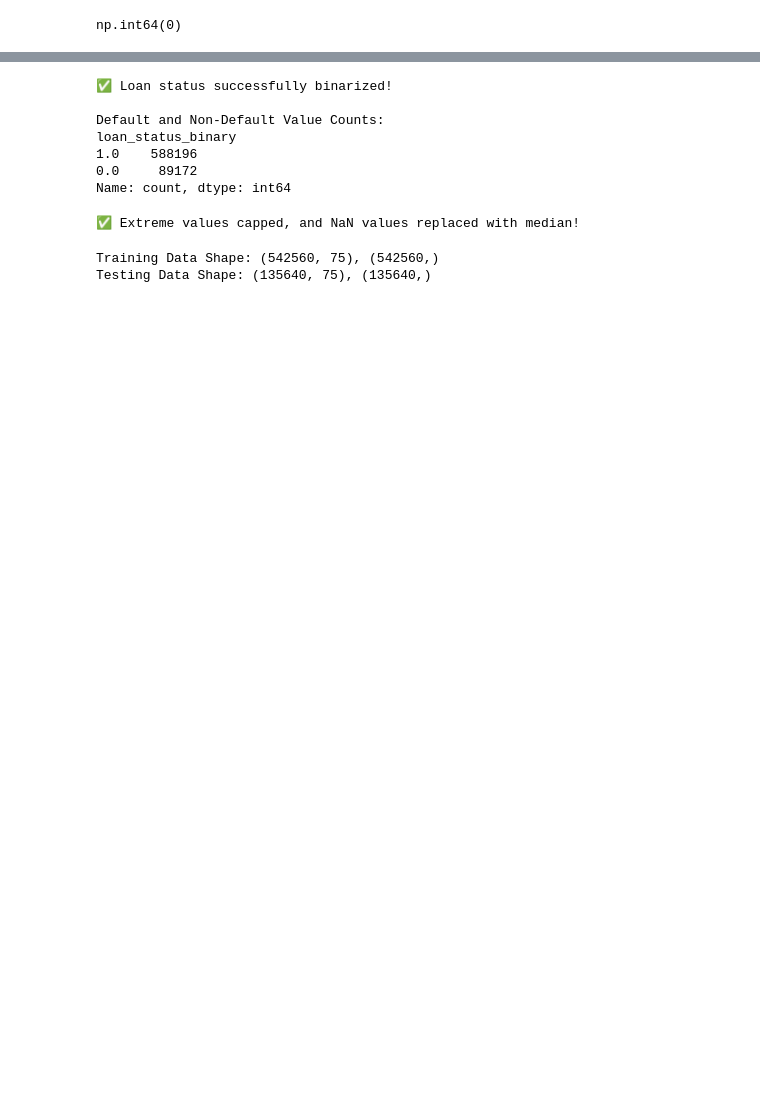
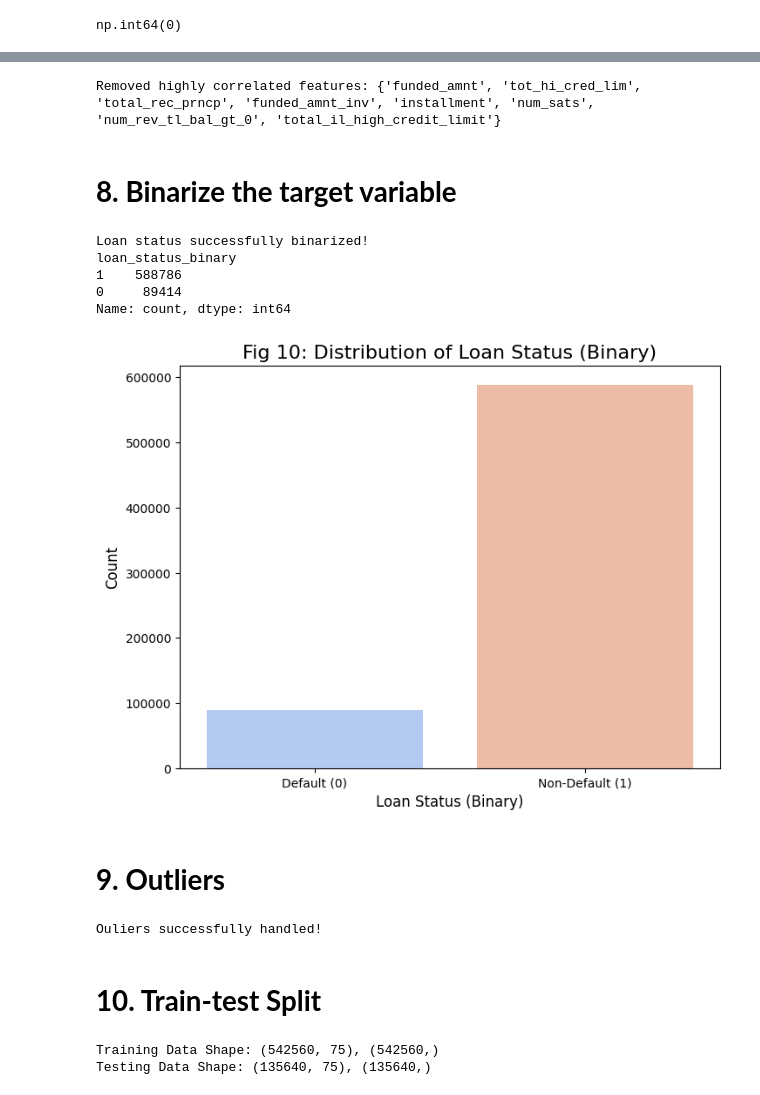
Before and after one commit to jerryorajekwe/Predicting-Loan-Default-Risk-with-Machine-Learning-Models, a Jupyter notebook: loandefaultworkings.ipynb, the cells around one changed output, grey strips where cells are left out. Saved outputs shown, nothing was run; the diff lists cells and outputs as text; code cells hidden in the pictures; blank space fills up the shorter version.

```diff
--- a/loandefaultworkings.ipynb
+++ b/loandefaultworkings.ipynb
@@ -214,6 +313,16 @@ print(f"✅ Removed highly correlated features: {high_corr_features}")
+# %%
+# Drop the highly correlated features
+high_corr_features = set(high_corr_df["Feature 1"])  # Remove one feature from each pair
+loan_data_sample = loan_data_sample.drop(columns=high_corr_features)
+
+print(f"Removed highly correlated features: {high_corr_features}")
+# %% [output]
+Removed highly correlated features: {'funded_amnt', 'tot_hi_cred_lim', 'total_rec_prncp', 'funded_amnt_inv', 'installment', 'num_sats', 'num_rev_tl_bal_gt_0', 'total_il_high_credit_limit'}
+# %% [markdown]
+# **8. Binarize the target variable**
 # %%
-# Define binary loan status mapping
-loan_status_mapping = {
+# Simplify loan_status into two categories: Default (0) and Non-Default (1), then drop the original column
+loan_data_sample['loan_status_binary'] = loan_data_sample['loan_status'].map({
     'Fully Paid': 1,
     'Current': 1,
     'Charged Off': 0,
@@ -221,30 +330,34 @@ loan_status_mapping = {
     'Late (31-120 days)': 0,
     'Late (16-30 days)': 0,
     'In Grace Period': 0,
-    'Does not meet the credit policy. Status: Fully Paid': 1,
-    'Does not meet the credit policy. Status: Charged Off': 0
-}
+    'Does not meet the credit policy. Status:Fully Paid': 1,
+    'Does not meet the credit policy. Status:Charged Off': 0
+})
 
-# Apply mapping
-loan_data_sample['loan_status_binary'] = loan_data_sample['loan_status'].map(loan_status_mapping)
+loan_data_sample.drop(columns=['loan_status'], inplace=True)
 
-# Drop original loan_status column
-loan_data_sample = loan_data_sample.drop(columns=['loan_status'])
-
-# Print success message
-print("✅ Loan status successfully binarized!")
-
-# Show counts of default (0) and non-default (1) values
-print("\nDefault and Non-Default Value Counts:")
+# Check the mapping and confirm changes
+print("Loan status successfully binarized!")
 print(loan_data_sample['loan_status_binary'].value_counts())
 # %% [output]
-✅ Loan status successfully binarized!
-
-Default and Non-Default Value Counts:
+Loan status successfully binarized!
 loan_status_binary
-1.0    588196
-0.0     89172
+1    588786
+0     89414
 Name: count, dtype: int64
+# %%
+# Plot the distribution of loan_status_binary
+plt.figure(figsize=(8, 6))
+sns.countplot(data=loan_data_sample, x='loan_status_binary', palette='coolwarm')
+plt.title("Fig 10: Distribution of Loan Status (Binary)", fontsize=16)
+plt.xlabel("Loan Status (Binary)", fontsize=12)
+plt.ylabel("Count", fontsize=12)
+plt.xticks(ticks=[0, 1], labels=['Default (0)', 'Non-Default (1)'], fontsize=10)
+plt.show()
+# %% [output]
+[figure, added]
+# %% [markdown]
+# **9. Outliers**
 # %%
 def cap_outliers_and_fillna(df, columns):
     for col in columns:
@@ -252,18 +365,19 @@ def cap_outliers_and_fillna(df, columns):
         upper_cap = df[col].quantile(0.99)  # 99th percentile
         df[col] = df[col].clip(lower=lower_cap, upper=upper_cap)  # Capping values
 
-    # Fill NaN values with median (recommended for numerical features)
     df[columns] = df[columns].fillna(df[columns].median())
 
     return df
 
-# Apply outlier capping and handle NaNs
+# Apply outlier capping
 num_features = loan_data_sample.select_dtypes(include=['float64', 'int64']).columns
 loan_data_sample = cap_outliers_and_fillna(loan_data_sample, num_features)
 
-print("✅ Extreme values capped, and NaN values replaced with median!")
+print("Ouliers successfully handled!")
 # %% [output]
-✅ Extreme values capped, and NaN values replaced with median!
+Ouliers successfully handled!
+# %% [markdown]
+# **10. Train-test Split**
 # %%
 # Separate features (X) and target (y)
 X = loan_data_sample.drop(columns=['loan_status_binary'])
```
Also changed, not shown: parts of 72 cells of this notebook.
